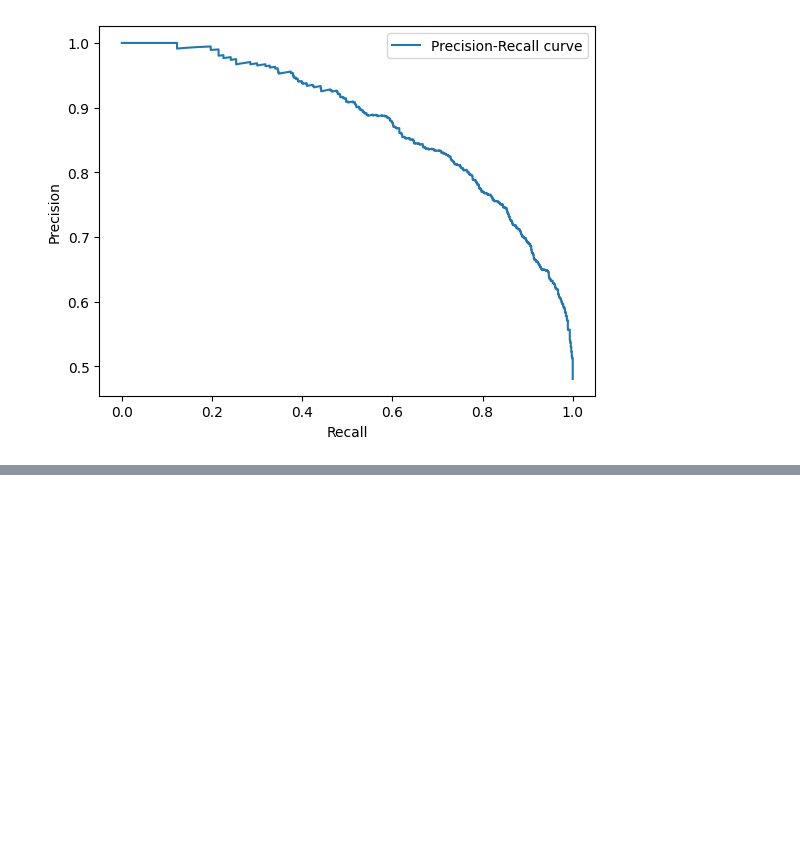
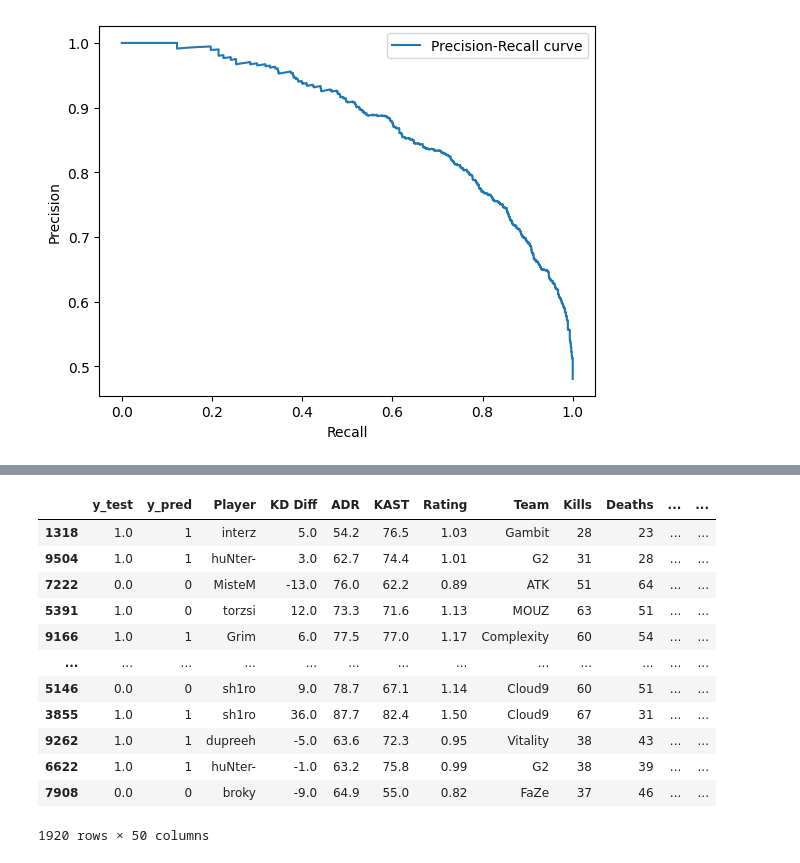
Before and after one commit to jazhu1/CSGOProjML, a Jupyter notebook: CSGOProjML.ipynb, the cells around one changed output, grey strips where cells are left out. Saved outputs shown, nothing was run; the diff lists cells and outputs as text; code cells hidden in the pictures; blank space fills up the shorter version.

```diff
--- a/CSGOProjML.ipynb
+++ b/CSGOProjML.ipynb
@@ -848,0 +897,16 @@ plt.show()
+# %%
+merged_df
+# %% [output]
+|  | y_test | y_pred | Player | KD Diff | ADR | KAST | Rating | Team | Kills | Deaths | ... | ... |
+| 1318 | 1.0 | 1 | interz | 5.0 | 54.2 | 76.5 | 1.03 | Gambit | 28 | 23 | ... | ... |
+| 9504 | 1.0 | 1 | huNter- | 3.0 | 62.7 | 74.4 | 1.01 | G2 | 31 | 28 | ... | ... |
+| 7222 | 0.0 | 0 | MisteM | -13.0 | 76.0 | 62.2 | 0.89 | ATK | 51 | 64 | ... | ... |
+| 5391 | 1.0 | 0 | torzsi | 12.0 | 73.3 | 71.6 | 1.13 | MOUZ | 63 | 51 | ... | ... |
+| 9166 | 1.0 | 1 | Grim | 6.0 | 77.5 | 77.0 | 1.17 | Complexity | 60 | 54 | ... | ... |
+| ... | ... | ... | ... | ... | ... | ... | ... | ... | ... | ... | ... | ... |
+| 5146 | 0.0 | 0 | sh1ro | 9.0 | 78.7 | 67.1 | 1.14 | Cloud9 | 60 | 51 | ... | ... |
+| 3855 | 1.0 | 1 | sh1ro | 36.0 | 87.7 | 82.4 | 1.50 | Cloud9 | 67 | 31 | ... | ... |
+| 9262 | 1.0 | 1 | dupreeh | -5.0 | 63.6 | 72.3 | 0.95 | Vitality | 38 | 43 | ... | ... |
+| 6622 | 1.0 | 1 | huNter- | -1.0 | 63.2 | 75.8 | 0.99 | G2 | 38 | 39 | ... | ... |
+| 7908 | 0.0 | 0 | broky | -9.0 | 64.9 | 55.0 | 0.82 | FaZe | 37 | 46 | ... | ... |
+1920 rows × 50 columns
```
Also changed, not shown: parts of 9 cells of this notebook.
